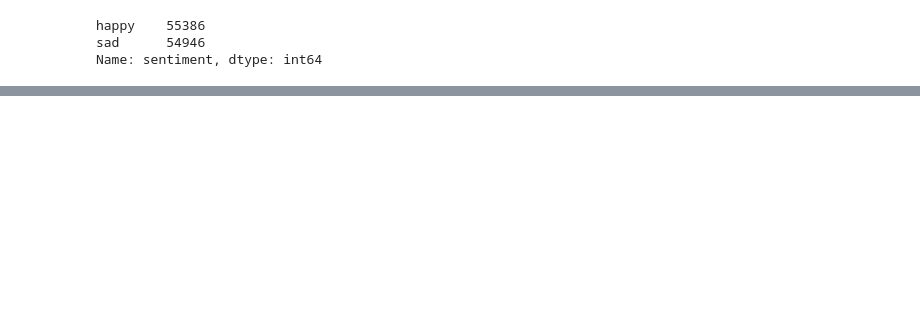
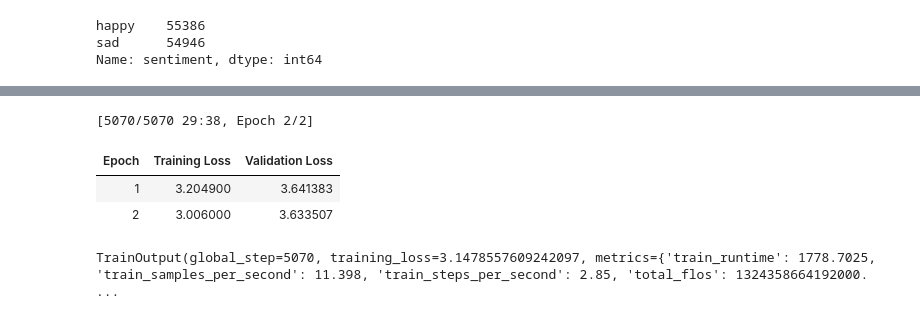
Before and after one commit to Nittany-Data-Labs/Lyrics-Sentiment, a Jupyter notebook: SentimentAnalysis_Lyrics_Generator.ipynb, the cells around one changed output, grey strips where cells are left out. Saved outputs shown, nothing was run; the diff lists cells and outputs as text; code cells hidden in the pictures; blank space fills up the shorter version.

```diff
--- a/SentimentAnalysis_Lyrics_Generator.ipynb
+++ b/SentimentAnalysis_Lyrics_Generator.ipynb
@@ -238,31 +239,37 @@ data_collator = DataCollatorForLanguageModeling(
 # %%
 from transformers import Trainer, TrainingArguments
 
 # Load pre-trained GPT-2 model
 model = GPT2LMHeadModel.from_pretrained("gpt2")
 
 # Define training arguments
 training_args = TrainingArguments(
     output_dir="./output",
     overwrite_output_dir=True,
-    num_train_epochs=5,
+    num_train_epochs=2,
     evaluation_strategy="epoch",
     per_device_train_batch_size=4,
     save_steps=100,
     save_total_limit=2,
     logging_dir='./logs',
 )
 
 # Create a Trainer
 trainer = Trainer(
     model=model,
     args=training_args,
     data_collator=data_collator,
     train_dataset=train_dataset,
     eval_dataset=validation_dataset,
 )
 
 # Fine-tune the model
 trainer.train()
+# %% [output]
+[5070/5070 29:38, Epoch 2/2]
+| Epoch | Training Loss | Validation Loss |
+| 1 | 3.204900 | 3.641383 |
+| 2 | 3.006000 | 3.633507 |
+TrainOutput(global_step=5070, training_loss=3.1478557609242097, metrics={'train_runtime': 1778.7025, 'train_samples_per_second': 11.398, 'train_steps_per_second': 2.85, 'total_flos': 1324358664192000. ...
 # %%
 trainer.save_model("./output")
```
Also changed, not shown: parts of 16 cells of this notebook.
